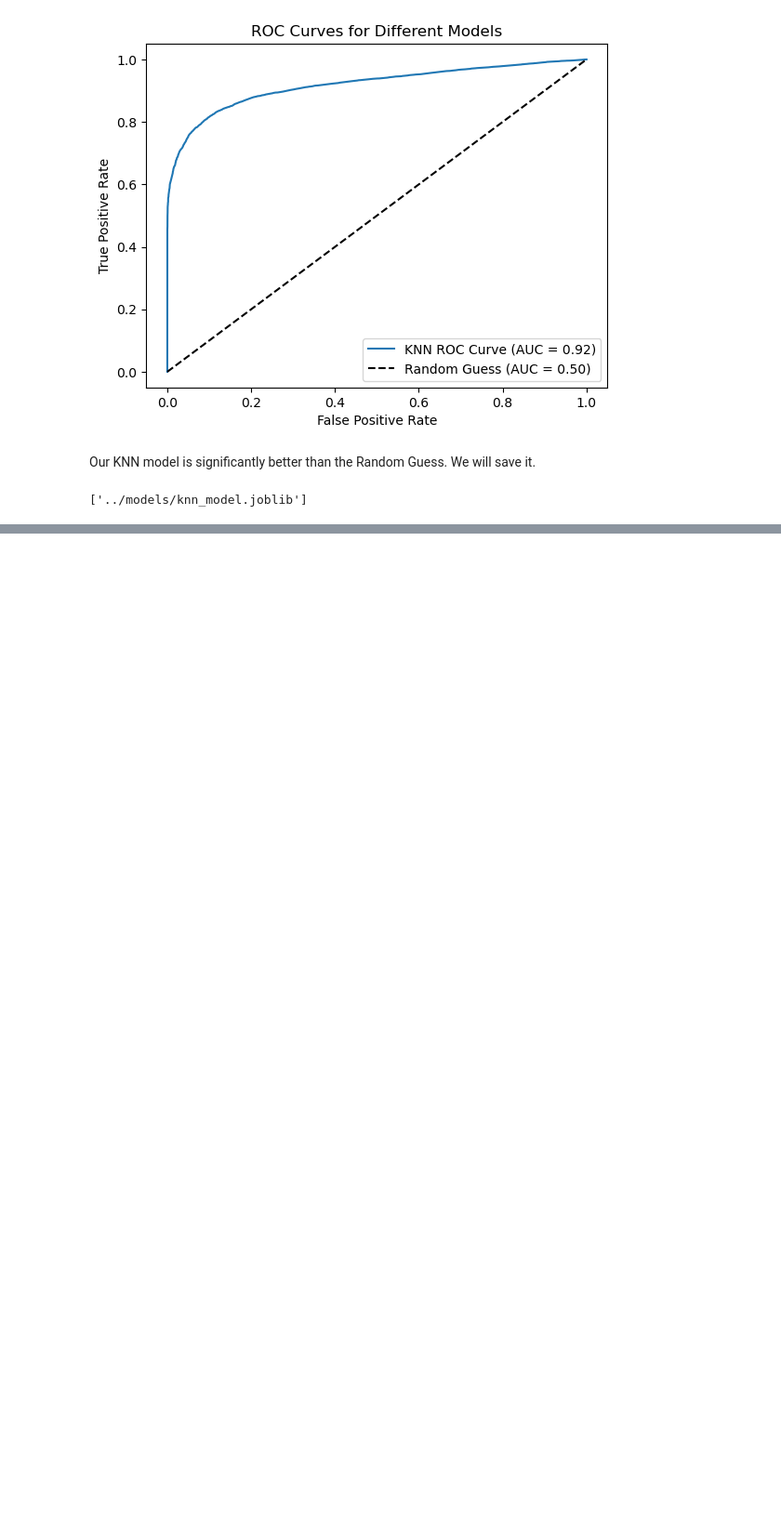
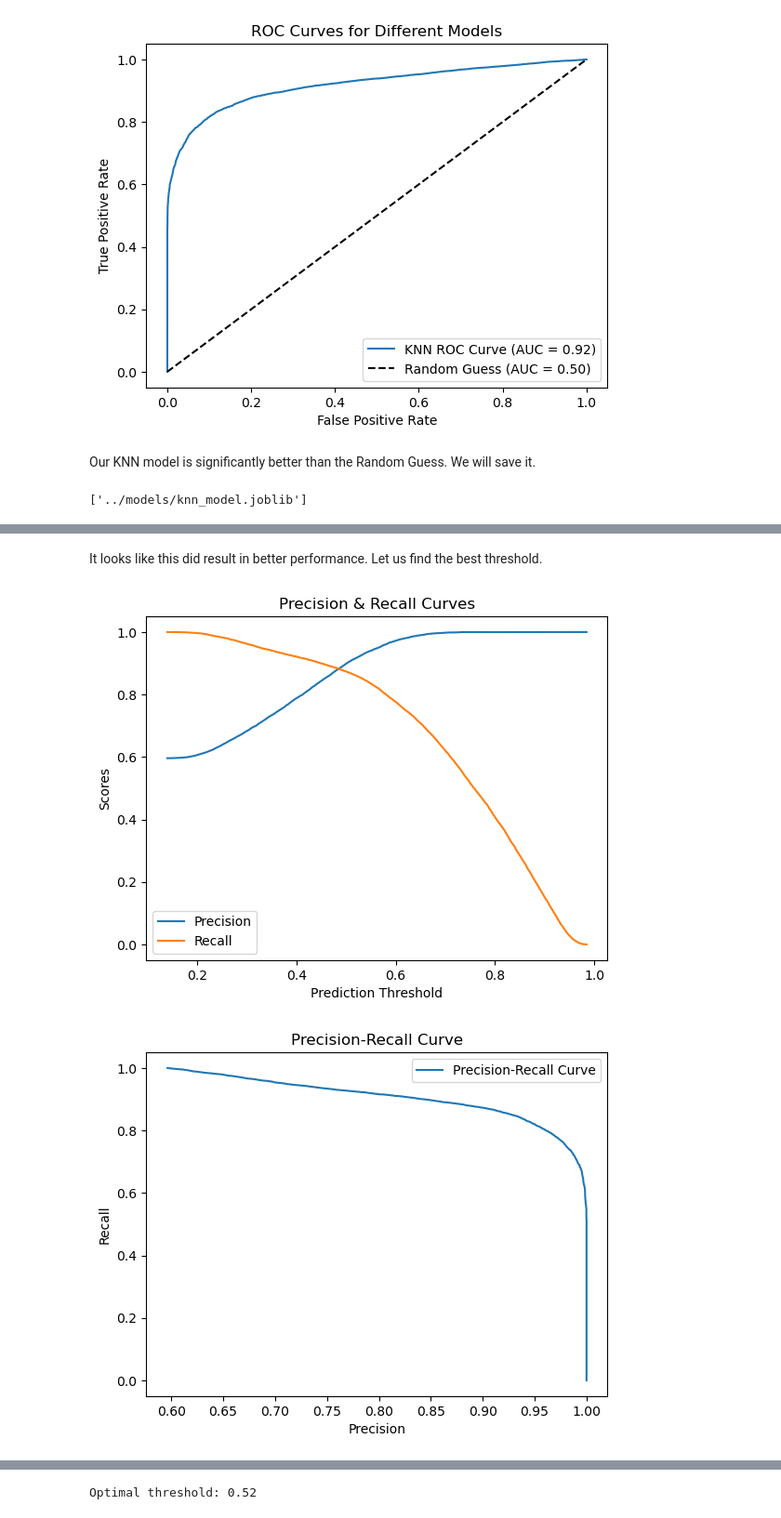
Before and after one commit to Sebastijan-Dominis/diabetes-insight, a Jupyter notebook: training/knn.ipynb, the cells around one changed output, grey strips where cells are left out. Shown: that part at 93% size. Cells and saved outputs as stored; diff of their text form; code cells hidden in the pictures; blank space fills up the shorter version.

```diff
--- a/training/knn.ipynb
+++ b/training/knn.ipynb
@@ -285,0 +338,8 @@ joblib.dump(knn_final, "../models/knn_model.joblib")
+# %% [markdown]
+It looks like this did result in better performance. Let us find the best threshold.
+# %%
+thresh = optimize_threshold(y_test, y_test_pred_proba[:, 1])
+print(f"Optimal threshold: {thresh}")
+# %% [output]
+[figure, added]
+[figure, added]
@@ -285,0 +347 @@ joblib.dump(knn_final, "../models/knn_model.joblib")
+Optimal threshold: 0.52
```
Also changed, not shown: parts of 10 cells of this notebook, 1 other file.
